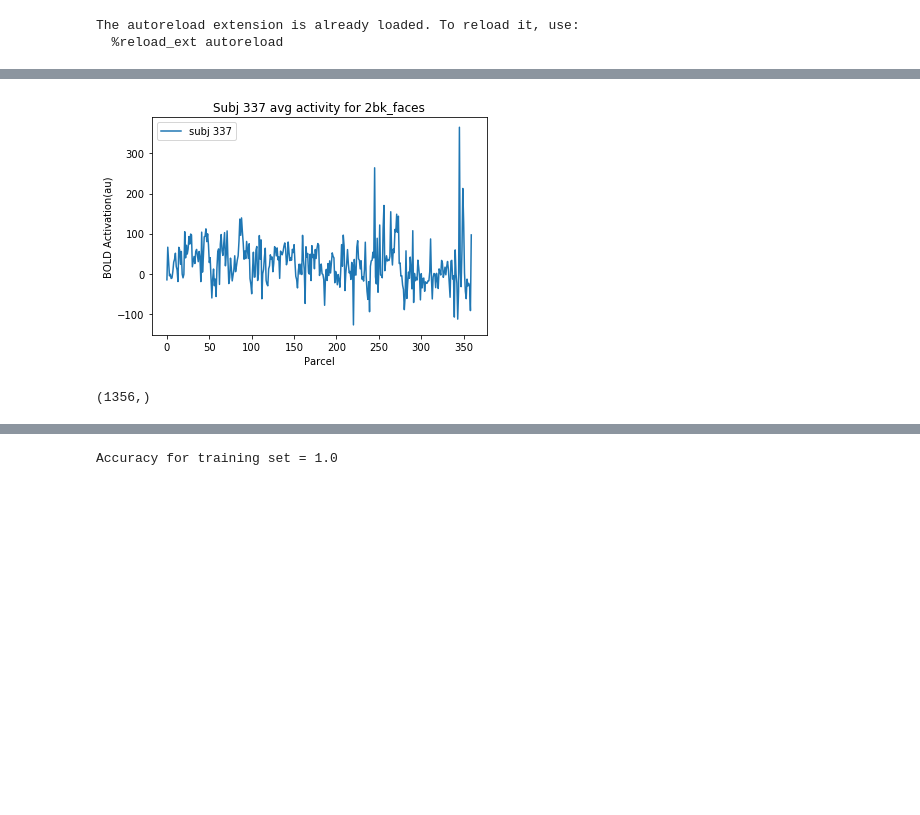
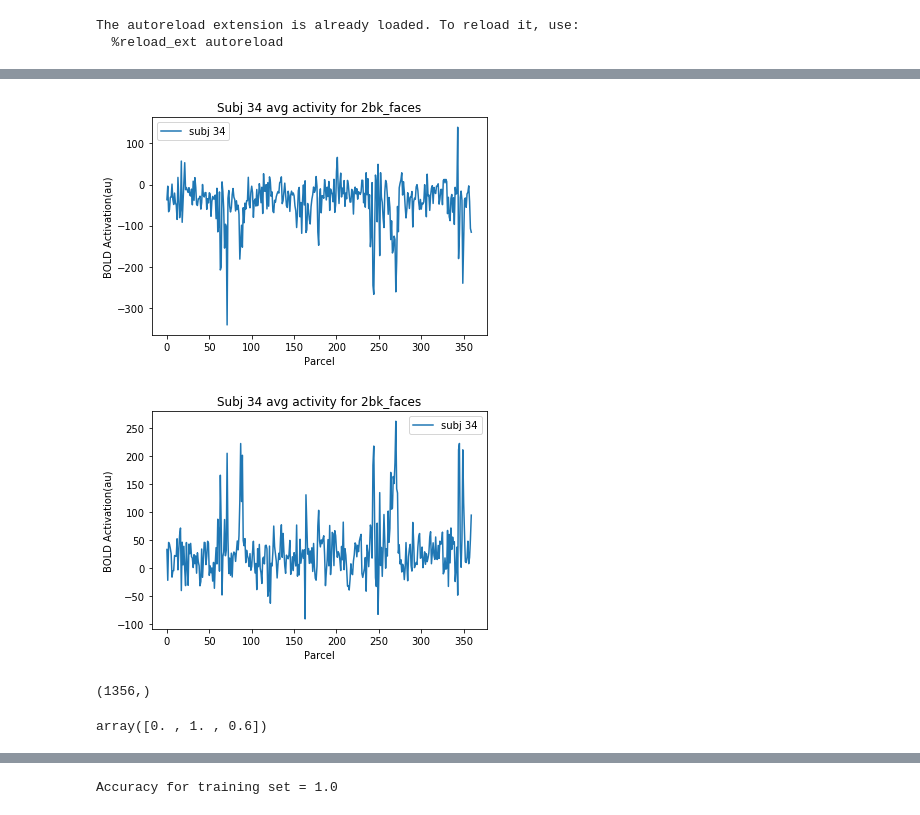
Before and after one commit to homerobse/nma-sdnc, a Jupyter notebook: notebooks/regression.ipynb, the cells around one changed output, grey strips where cells are left out. Drawn from its saved outputs; the diff is of its cells as text; code cells hidden in the pictures; blank space fills up the shorter version.

```diff
--- a/notebooks/regression.ipynb
+++ b/notebooks/regression.ipynb
@@ -18,13 +18,16 @@ from utils import *
 # %% [output]
 The autoreload extension is already loaded. To reload it, use:
   %reload_ext autoreload
+# %%
+ts_wm_subjs = []
+for subj in list(subjects):
+  ts_wm_subjs.append(load_timeseries(subj, 'wm', concat=True, remove_mean=True))
 # %%
 X = np.empty((N_SUBJECTS*4, N_PARCELS))
 run = 0
 
 for subj in list(subjects)*4:
-  ts_wm = load_timeseries(subj, 'wm', concat=True, remove_mean=True)
-  X[subj, :] = get_condition_bold(subj,'wm','2bk_faces', run, ts_wm)
-  X[N_SUBJECTS + subj, :] = get_condition_bold(subj,'wm','0bk_faces', run, ts_wm)
-  X[2*N_SUBJECTS + subj, :] = get_condition_bold(subj,'wm','2bk_tools', run, ts_wm)
-  X[3*N_SUBJECTS + subj, :] = get_condition_bold(subj,'wm','0bk_tools', run, ts_wm)
+  X[subj, :] = get_condition_bold(subj,'wm','2bk_faces', run, ts_wm_subjs[subj])
+  X[N_SUBJECTS + subj, :] = get_condition_bold(subj,'wm','0bk_faces', run, ts_wm_subjs[subj])
+  X[2*N_SUBJECTS + subj, :] = get_condition_bold(subj,'wm','2bk_tools', run, ts_wm_subjs[subj])
+  X[3*N_SUBJECTS + subj, :] = get_condition_bold(subj,'wm','0bk_tools', run, ts_wm_subjs[subj])
@@ -40,0 +34,10 @@ Text(0.5, 0, 'parcels')
+# %%
+X_test = np.empty((N_SUBJECTS*4, N_PARCELS))
+run = 1
+
+for subj in list(subjects)*4:
+#   ts_wm = load_timeseries(subj, 'wm', concat=True, remove_mean=True)
+  X_test[subj, :] = get_condition_bold(subj,'wm','2bk_faces', run, ts_wm_subjs[subj])
+  X_test[N_SUBJECTS + subj, :] = get_condition_bold(subj,'wm','0bk_faces', run, ts_wm_subjs[subj])
+  X_test[2*N_SUBJECTS + subj, :] = get_condition_bold(subj,'wm','2bk_tools', run, ts_wm_subjs[subj])
+  X_test[3*N_SUBJECTS + subj, :] = get_condition_bold(subj,'wm','0bk_tools', run, ts_wm_subjs[subj])
@@ -41,18 +69,31 @@ Text(0.5, 0, 'parcels')
 # %%
-subj = 337
-plt.figure()
-ax=plt.plot(X[subj,:], label=f'subj {subj}') # 39 frames
+def plot_avg_bold(subj, X):
+    plt.figure()
+    ax=plt.plot(X[subj,:], label=f'subj {subj}') # 39 frames
 
-plt.title(f'Subj {subj} avg activity for 2bk_faces')
-plt.xlabel('Parcel')
-plt.ylabel('BOLD Activation(au)')
-plt.legend()
+    plt.title(f'Subj {subj} avg activity for 2bk_faces')
+    plt.xlabel('Parcel')
+    plt.ylabel('BOLD Activation(au)')
+    plt.legend()
 
-plt.show()
+    plt.show()
+
+subj = 34
+plot_avg_bold(subj, X)
+
+plot_avg_bold(subj, X_test)
 # %% [output]
-[figure, old version]
+[figure, new version]
+[figure, added]
 # %%
 y = np.concatenate(([0]*N_SUBJECTS*2,[1]*N_SUBJECTS*2))
 y.shape
 # %% [output]
 (1356,)
+# %%
+def normalize_matrix(mat):
+    return (mat+abs(mat.min()))/(mat.max()-mat.min())
+
+normalize_matrix(np.array([-1,4,2]))
+# %% [output]
+array([0. , 1. , 0.6])
```
Also changed, not shown: parts of 19 cells of this notebook.
